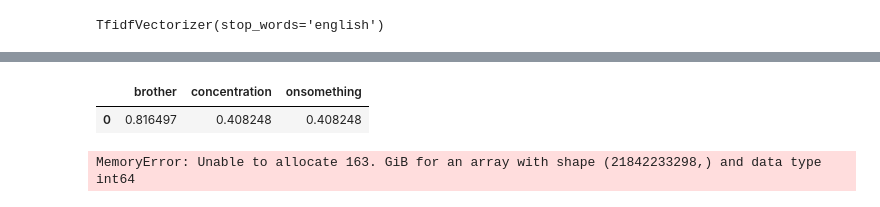
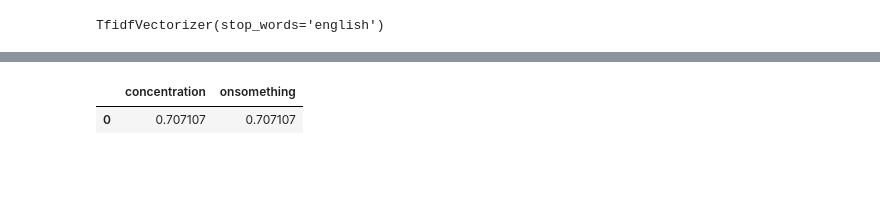
Before and after one commit to issam-hub/seri, a Jupyter notebook: code.ipynb, the cells around one changed output, grey strips where cells are left out. Cells and saved outputs as stored; diff of their text form; code cells hidden in the pictures; blank space fills up the shorter version.

```diff
--- a/code.ipynb
+++ b/code.ipynb
@@ -76,8 +38,6 @@ tfidf = TfidfVectorizer(stop_words='english', analyzer="word")
 tfidf
 # %% [output]
 TfidfVectorizer(stop_words='english')
-# %%
-df['doc_text'] = df['doc_text'].fillna('')
 # %%
 df['doc_text']
 # %% [output]
@@ -117,17 +87,9 @@ NameError: name 'tfidfshow' is not defined
 # %%
-my_query = ["how can we get concentration onsomething brother brother ?"]
+my_query = ["how can we get concentration onsomething?"]
 query_tfidf_matrix = tfidf.fit_transform(my_query)
 np.matrix(query_tfidf_matrix)
 query_tfidfshow = pd.DataFrame(query_tfidf_matrix.toarray(), columns=tfidf.get_feature_names_out(my_query))
 query_tfidfshow
 # %% [output]
-|  | brother | concentration | onsomething |
-| 0 | 0.816497 | 0.408248 | 0.408248 |
+|  | concentration | onsomething |
+| 0 | 0.707107 | 0.707107 |
-# %%
-# Import linear_kernel
-from sklearn.metrics.pairwise import linear_kernel
-
-# Compute the cosine similarity matrix
-cosine_sim = linear_kernel()
-# %% [output]
-MemoryError: Unable to allocate 163. GiB for an array with shape (21842233298,) and data type int64
```
Also changed, not shown: parts of 26 cells of this notebook, 5 other files.
